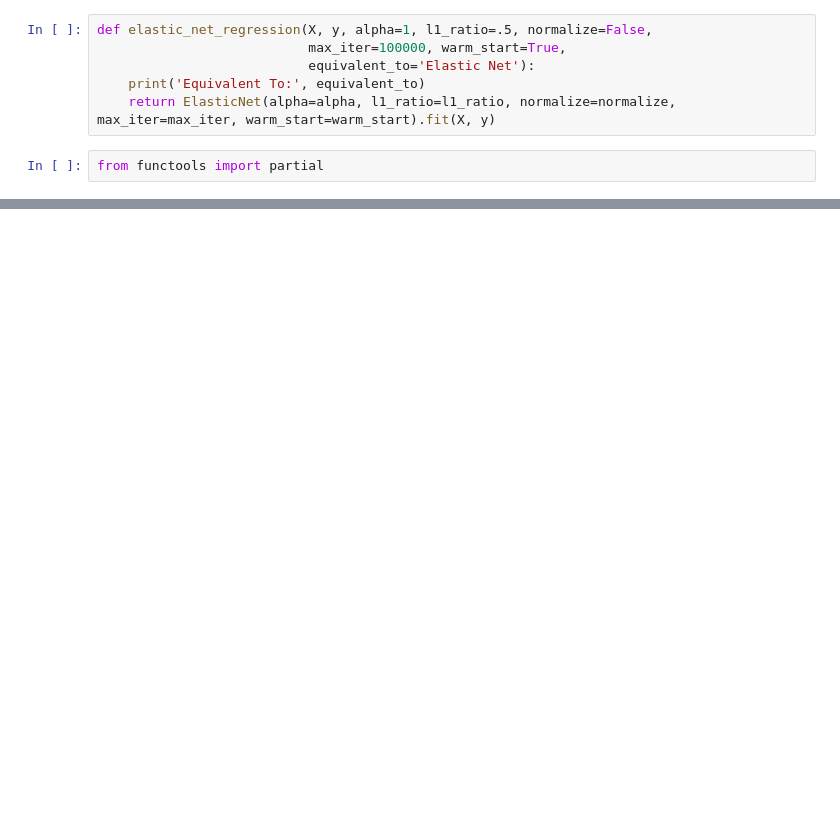
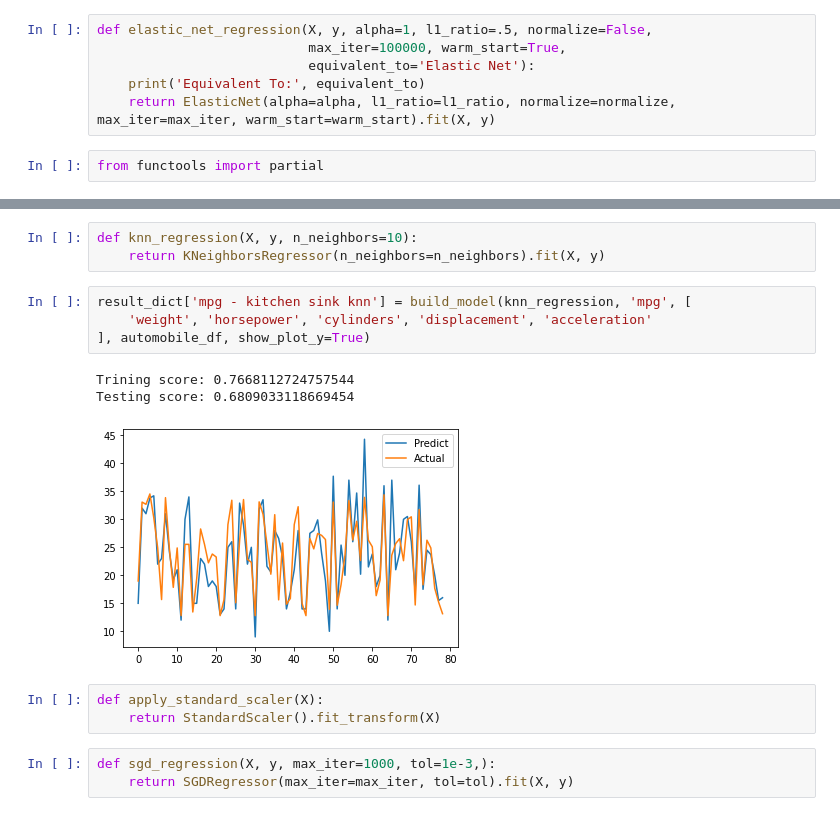
Before and after one commit to nadavWeisler/AutomobileMpgLinearRegression, a Jupyter notebook: multipleRegressionModels.ipynb, the cells around one changed output, grey strips where cells are left out. Drawn from its saved outputs; the diff is of its cells as text; blank space fills up the shorter version.

```diff
--- a/multipleRegressionModels.ipynb
+++ b/multipleRegressionModels.ipynb
@@ -171,0 +184,17 @@ Testing score: 0.7250728261848884
+# %%
+def knn_regression(X, y, n_neighbors=10):
+    return KNeighborsRegressor(n_neighbors=n_neighbors).fit(X, y)
+# %%
+result_dict['mpg - kitchen sink knn'] = build_model(knn_regression, 'mpg', [
+    'weight', 'horsepower', 'cylinders', 'displacement', 'acceleration'
+], automobile_df, show_plot_y=True)
+# %% [output]
+Trining score: 0.7668112724757544
+Testing score: 0.6809033118669454
+[figure, added]
+# %%
+def apply_standard_scaler(X):
+    return StandardScaler().fit_transform(X)
+# %%
+def sgd_regression(X, y, max_iter=1000, tol=1e-3,):
+    return SGDRegressor(max_iter=max_iter, tol=tol).fit(X, y)
```
Also changed, not shown: parts of 19 cells of this notebook.
